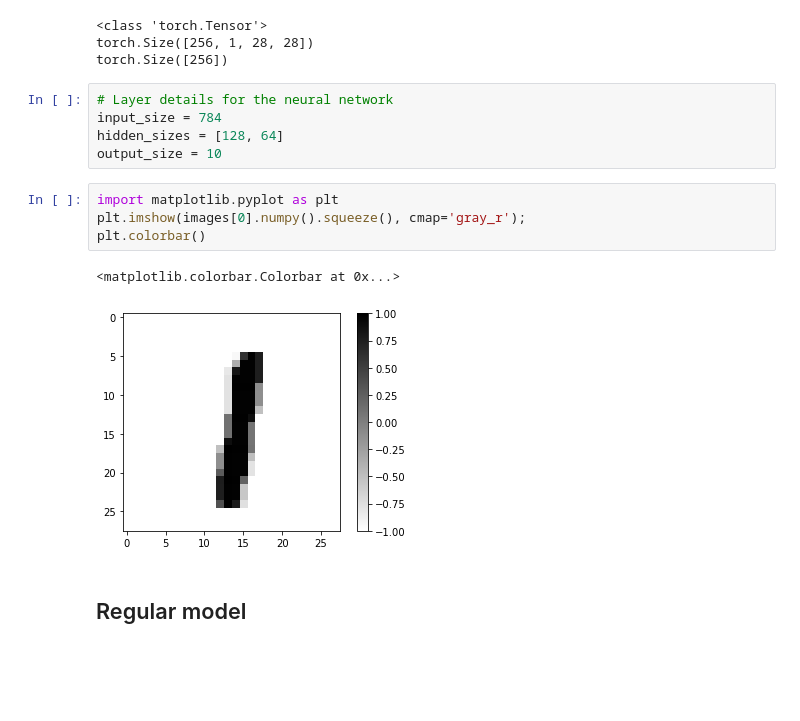
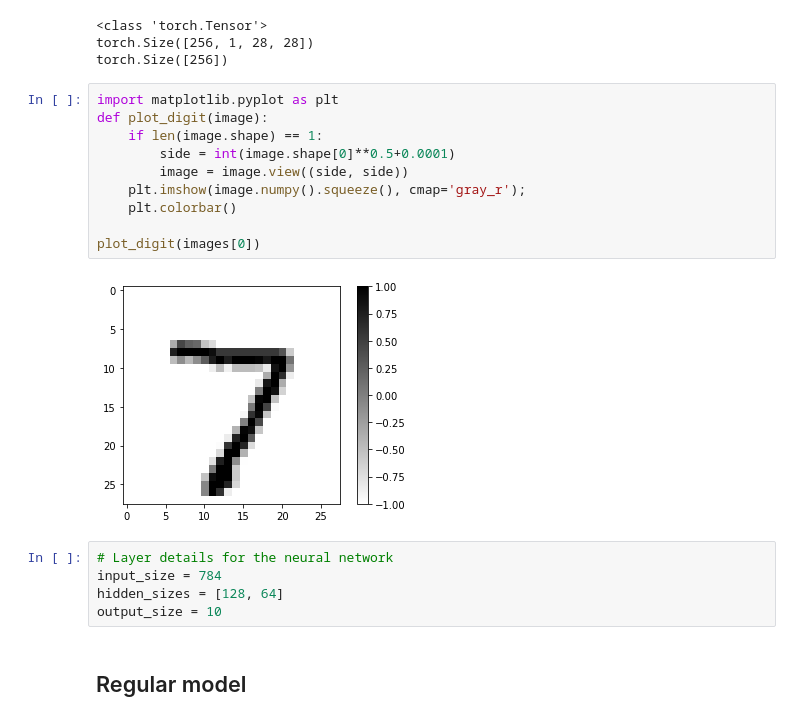
Before and after one commit to ANazaret/CROWN-IBP, a Jupyter notebook: test.ipynb, the cells around one changed output. Drawn from its saved outputs; the diff is of its cells as text; blank space fills up the shorter version.

```diff
--- a/test.ipynb
+++ b/test.ipynb
@@ -25,18 +25,23 @@ print(labels.shape)
 <class 'torch.Tensor'>
 torch.Size([256, 1, 28, 28])
 torch.Size([256])
+# %%
+import matplotlib.pyplot as plt
+def plot_digit(image):
+    if len(image.shape) == 1:
+        side = int(image.shape[0]**0.5+0.0001)
+        image = image.view((side, side))
+    plt.imshow(image.numpy().squeeze(), cmap='gray_r');
+    plt.colorbar()
+
+plot_digit(images[0])
+# %% [output]
+[figure, added]
 # %%
 # Layer details for the neural network
 input_size = 784
 hidden_sizes = [128, 64]
 output_size = 10
-# %%
-import matplotlib.pyplot as plt
-plt.imshow(images[0].numpy().squeeze(), cmap='gray_r');
-plt.colorbar()
-# %% [output]
-<matplotlib.colorbar.Colorbar at 0x...>
-[figure, removed]
 # %% [markdown]
 ## Regular model
 # %%
```
Also changed, not shown: parts of 27 cells of this notebook.
